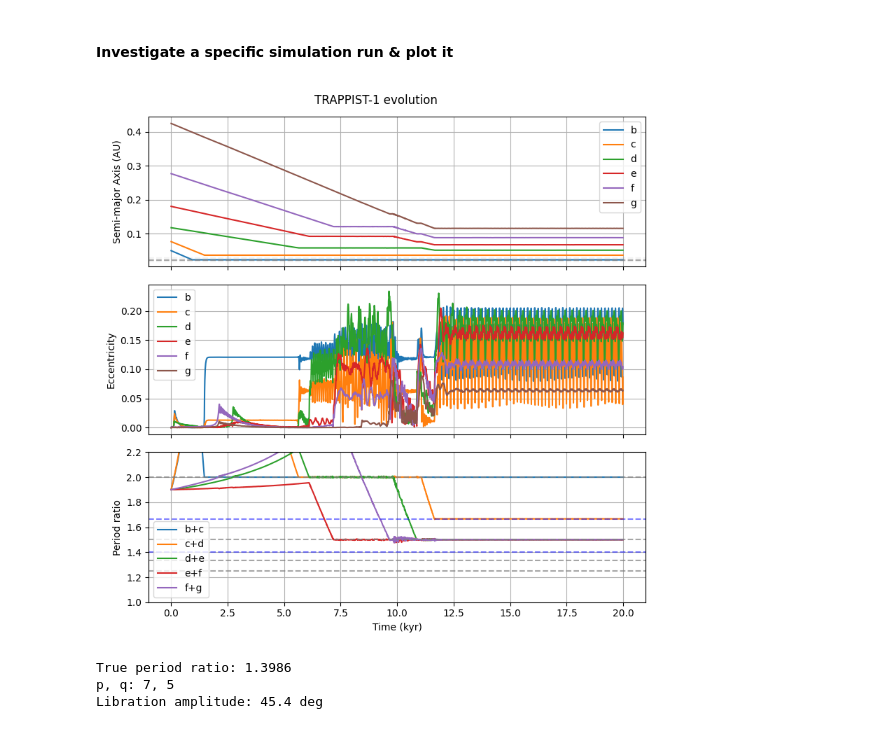
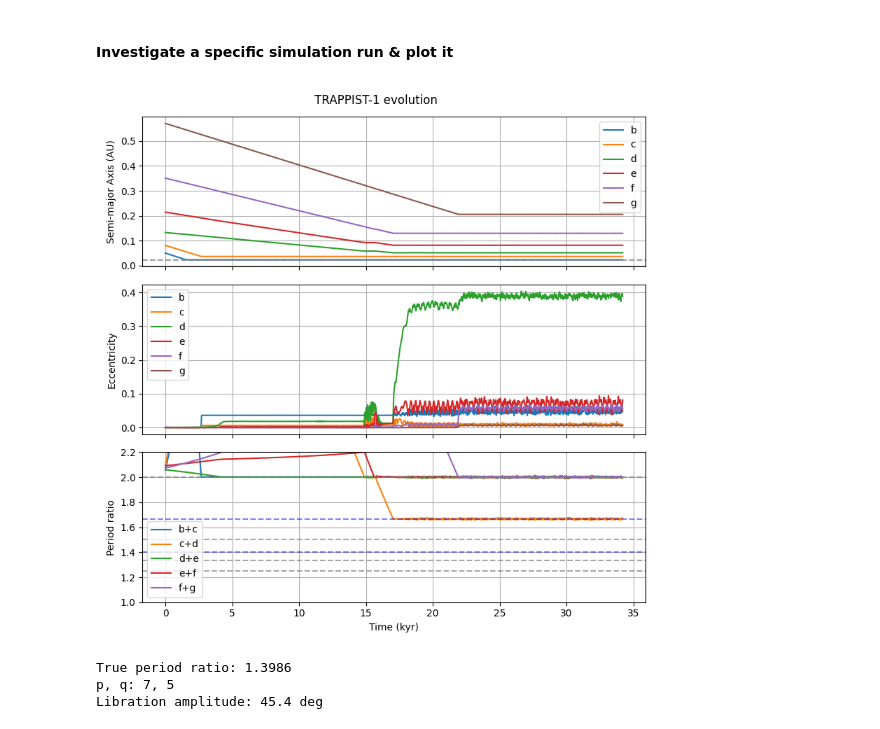
Before and after one commit to dchen10Git/uchi-exoplanets-2025, a Jupyter notebook: trappist1_keller.ipynb, the cells around one changed output. Cells and saved outputs as stored; diff of their text form; code cells hidden in the pictures.

```diff
--- a/trappist1_keller.ipynb
+++ b/trappist1_keller.ipynb
@@ -75,7 +75,7 @@ Once simulations have been saved, the following code can be used to look at the
 # %%
 # Process data for any given dataset
 # dataset_ids = [2, 3, 4, 5, 6, 7, 8]
-dataset_ids = [10]
+dataset_ids = [13]
 all_outcomes = []
 for dataset_id in dataset_ids:
     outcome_file = f"../sim_results/dataset{dataset_id}/outcomes.pkl"
@@ -137,8 +137,8 @@ print(sim_score_counts)
 print(f"Total sims: {len(scores)}")
 
 # ids with a specific outcome
-sim_ids = outcome_df.loc[scores == 2, "sim_id"]
-print(sim_ids[:5])
+selected = outcome_df.loc[scores == 2, ["sim_id", "K_factor", "Sigma_1au", "initial_P_ratios"]]
+print(selected.head())
 # %% [output]
 MMR pair orders
 outcome
@@ -176,32 +176,32 @@ Name: sim_id, dtype: int64
 # %% [markdown]
 #### Investigate a specific simulation run & plot it
 # %%
-sim_id = 94
+sim_id = 28
 base_dir = Path.cwd()
 file_path = base_dir.parent / f"sim_results/dataset{dataset_id}" / f"sim{sim_id}.h5"
 
 row = outcome_df.loc[outcome_df["sim_id"] == sim_id].iloc[0]
 # print(f"Initial P ratios: {row['initial_P_ratios']} | Sigma_1au: {float(row['Sigma_1au']):.4} | K-factor: {float(row['K_factor']):.4}")
 
 saved_sim = t1.load_simulation_run(file_path)
 sim_data = saved_sim[0]
 m_star = saved_sim[1]['m_star']
 planets = {p: sim_data[p] for p in planet_names}
 
 # Example usage
 # print(saved_sim[1]['m_star'])
 # print(planets['b'][:5])
 # print(planets['b']['a'][:5])
 # print(planets['b'].attrs["planet_name"])
 
 # print(mmr_id.check_resonance(m_star, planets['b'], planets['c']))
 # print(mmr_id.res_chain_order(saved_sim))
 # print(mmr_id.res_chain_score(saved_sim))
 
 %matplotlib widget
 t1.plot_trappist1(saved_sim)
 # %% [output]
-[figure, old version]
+[figure, new version]
 # %%
 mmr_id.plot_libration(m_star, planets['e'], planets['f'])
 # mmr_id.plot_libration(m_star, planets['b'], planets['c'], planets['d'])
```
Also changed, not shown: parts of 5 cells of this notebook.
